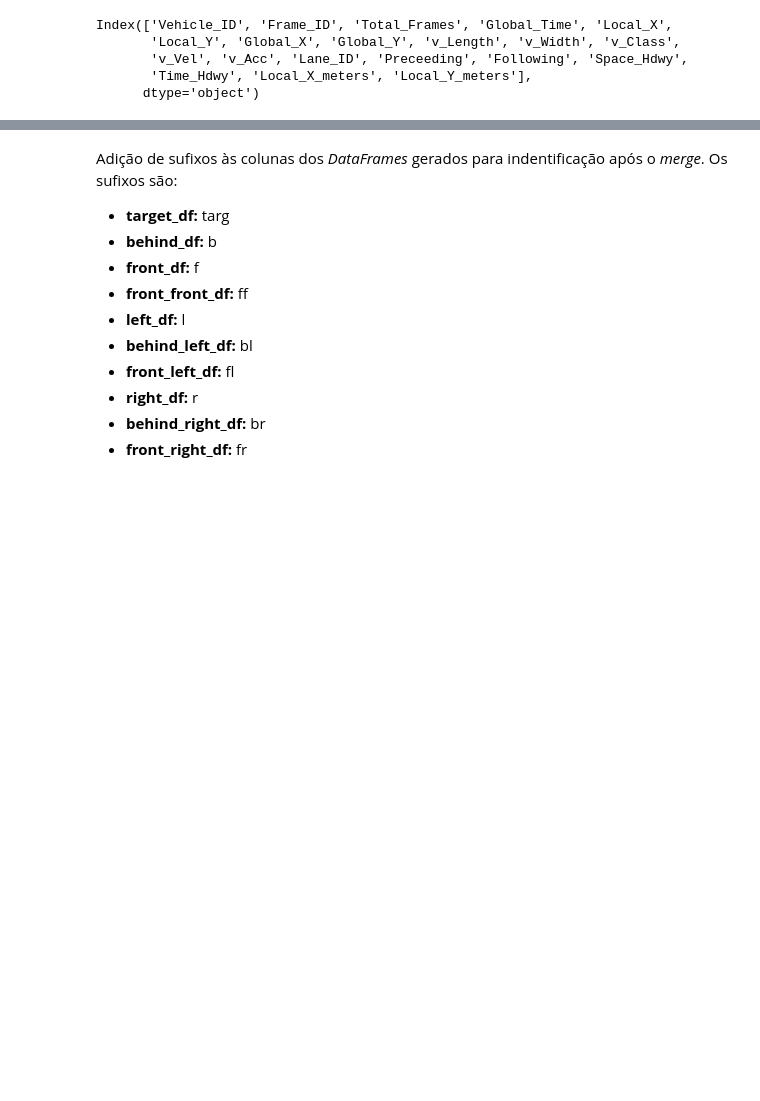
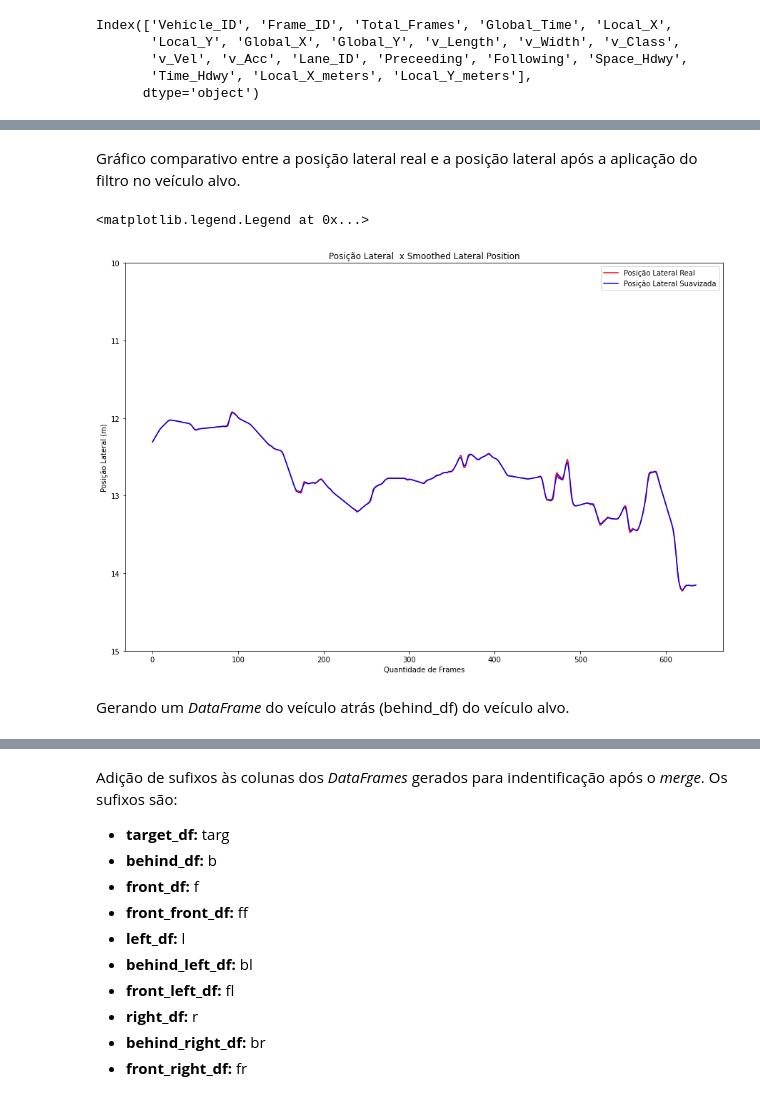
Before and after one commit to FilipeKN4/trajectory_prediction, a Jupyter notebook: lstm_trajectory_prediction.ipynb, the cells around one changed output, grey strips where cells are left out. Drawn from its saved outputs; the diff is of its cells as text; code cells hidden in the pictures; blank space fills up the shorter version.

```diff
--- a/lstm_trajectory_prediction.ipynb
+++ b/lstm_trajectory_prediction.ipynb
@@ -529,0 +194,16 @@ front_right_df.head()
+# %% [markdown]
+Gráfico comparativo entre a posição lateral real e a posição lateral após a aplicação do filtro no veículo alvo.
+# %%
+plt.figure(figsize=(15, 10))
+line_red, = plt.plot(target_df['Local_X_meters'], color='red', label='Posição Lateral Real')
+line_blue, = plt.plot(target_df['Local_X_filtered'], color='blue', label='Posição Lateral Suavizada')
+plt.title('Posição Lateral  x Smoothed Lateral Position')
+plt.xlabel('Quantidade de Frames')
+plt.ylabel('Posição Lateral (m)')
+plt.ylim(15, 10)
+plt.legend(handles=[line_red, line_blue])
+# %% [output]
+<matplotlib.legend.Legend at 0x...>
+[figure, added]
+# %% [markdown]
+Gerando um _DataFrame_ do veículo atrás (behind_df) do veículo alvo.
```
Also changed, not shown: parts of 127 cells of this notebook, 3 other files.
